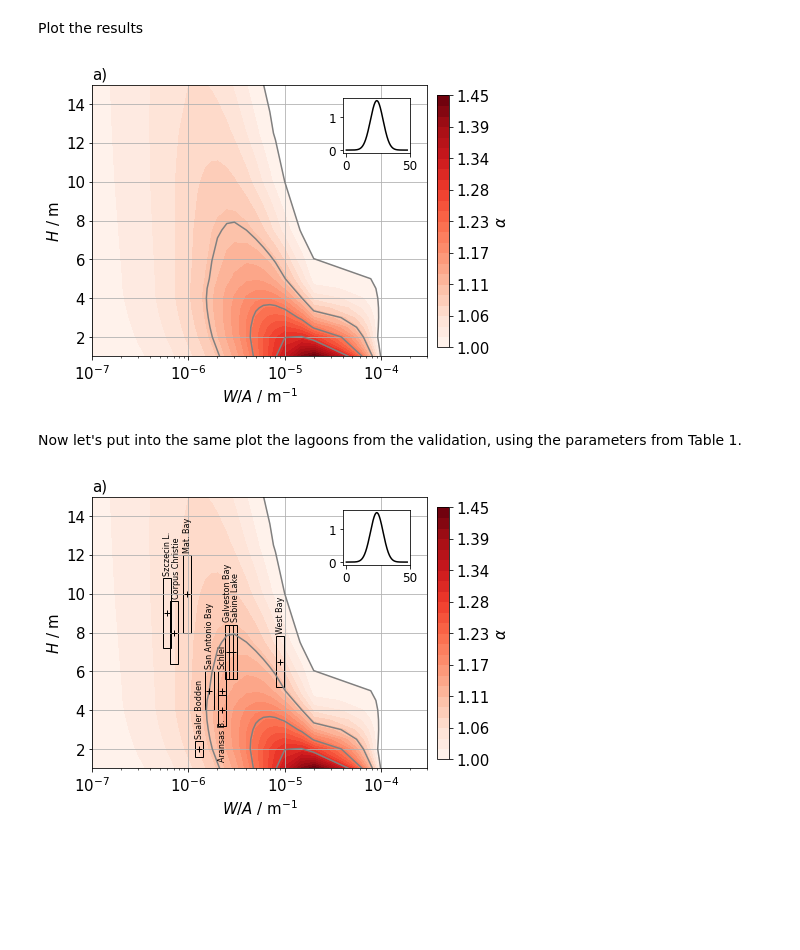
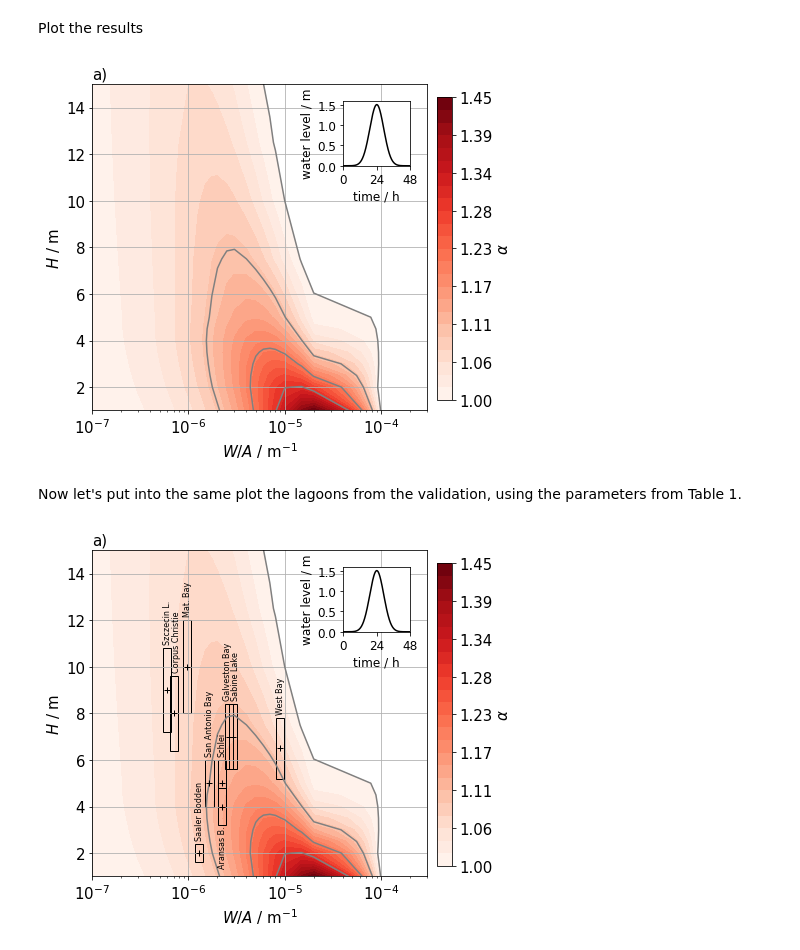
Before and after one commit to MarvinLorenz/Lagoon_surge_model, a Jupyter notebook: Lagoon_surges.ipynb, the cells around one changed output. Cells and saved outputs as stored; diff of their text form; code cells hidden in the pictures; blank space fills up the shorter version.

```diff
--- a/Lagoon_surges.ipynb
+++ b/Lagoon_surges.ipynb
@@ -225,7 +225,7 @@ Plot the results
 # %%
 import matplotlib.pyplot as plt
 
-fig,ax=plt.subplots(1,1,figsize=(6,5))
+fig,ax=plt.subplots(1,1,figsize=(6,6))
 
 levels_contf = np.linspace(1.0,1.45,25,endpoint=True)
 fs=15
@@ -238,40 +238,40 @@ ax.set_xscale('log')
 pc=ax.contourf(W/A,H,np.reshape(slope_ar,(len(H),len(W))),cmap='Reds',levels=levels_contf)
 
 #contour alpha for 1.0, 1.1, 1.2, 1.3
 cs=ax.contour(W/A,H,np.reshape(slope_ar,(len(H),len(W))),levels=np.array([1.0,1.1,1.2,1.3]),colors='grey')
 
 ax.set_xlim(1e-07,3e-04)
 ax.set_ylim(H[0],15)
 ax.set_xlabel('$W/A$ / m$^{-1}$',fontsize=fs)
 ax.set_ylabel('$H$ / m',fontsize=fs)
 ax.tick_params(labelsize=fs)
 
 #colorbar
 axcolorbar=fig.add_axes([0.2, 0.15, 0.85, 0.7])
 axcolorbar.axis('off')
 cbar = plt.colorbar(pc,label='$\\alpha$',ax=axcolorbar,format='%.2f')
 cbar.ax.tick_params(labelsize=fs)
 cbar.set_label('$\\alpha$',fontsize=fs)
 
 #inset with prescribed surge
 ins = ax.inset_axes([0.75,0.75,0.2,0.2])
 ins.plot(t/3600.0 , eta_0,color='k')
 ins.set_ylim(0,1.6)
 ins.set_xlim(0.0,48.0)
 ins.set_yticks([0.0,0.5,1.0,1.5])
 ins.set_xticks([0,24,48])
 ins.set_ylabel('water level / m')
 ins.set_xlabel('time / h')
 
 plt.show()
 # %% [output]
-[figure, old version]
+[figure, new version]
 # %% [markdown]
 Now let's put into the same plot the lagoons from the validation, using the parameters from Table 1.
 # %%
 import matplotlib.pyplot as plt
 
-fig,ax=plt.subplots(1,1,figsize=(6,5))
+fig,ax=plt.subplots(1,1,figsize=(6,6))
 
 levels_contf = np.linspace(1.0,1.45,25,endpoint=True)
 fs=15
@@ -302,6 +302,12 @@ cbar.set_label('$\\alpha$',fontsize=fs)
 #inset with prescribed surge
 ins = ax.inset_axes([0.75,0.75,0.2,0.2])
 ins.plot(t/3600.0 , eta_0,color='k')
+ins.set_ylim(0,1.6)
+ins.set_xlim(0.0,48.0)
+ins.set_yticks([0.0,0.5,1.0,1.5])
+ins.set_xticks([0,24,48])
+ins.set_ylabel('water level / m')
+ins.set_xlabel('time / h')
 
 ###Put in the different lagoons of this study
 import matplotlib.patches as patches
@@ -417,4 +423,4 @@ ax.plot(W_Sch/A_Sch,H_Sch,'k+')
 
 plt.show()
 # %% [output]
-[figure, old version]
+[figure, new version]
```
Also changed, not shown: 1 other file.
